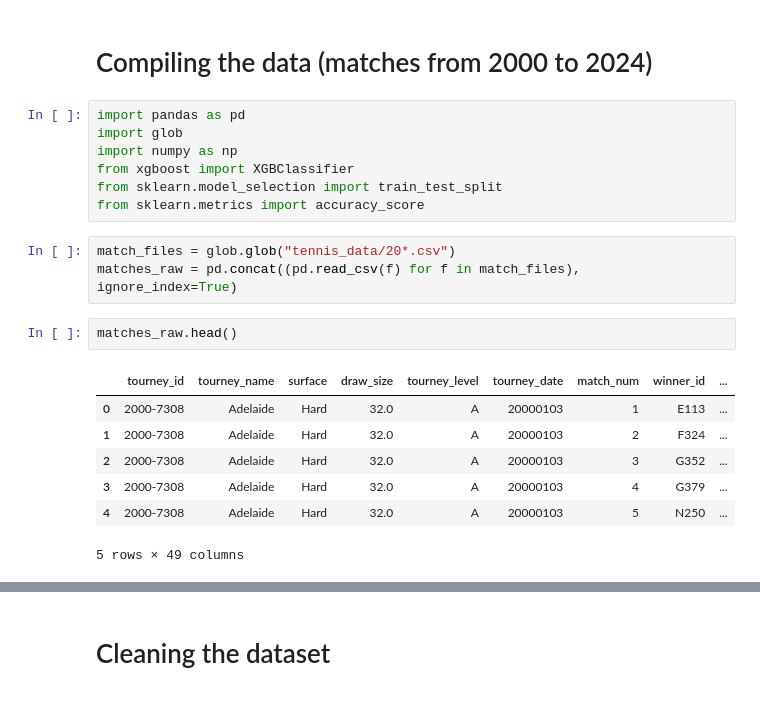
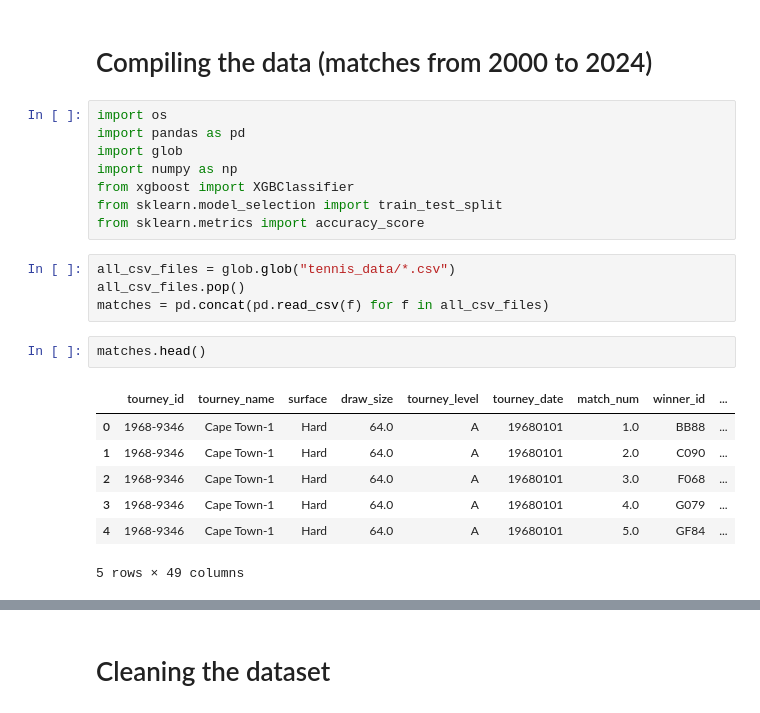
Before and after one commit to sendc0des/tennis-predictor, a Jupyter notebook: predictor.ipynb, the cells around one changed output, grey strips where cells are left out. Saved outputs shown, nothing was run; the diff lists cells and outputs as text.

```diff
--- a/predictor.ipynb
+++ b/predictor.ipynb
@@ -1,6 +1,7 @@
 # %% [markdown]
 # Compiling the data (matches from 2000 to 2024)
 # %%
+import os
 import pandas as pd
 import glob
 import numpy as np
@@ -8,15 +9,16 @@ from xgboost import XGBClassifier
 from sklearn.model_selection import train_test_split
 from sklearn.metrics import accuracy_score
 # %%
-match_files = glob.glob("tennis_data/20*.csv")
-matches_raw = pd.concat((pd.read_csv(f) for f in match_files), ignore_index=True)
+all_csv_files = glob.glob("tennis_data/*.csv")
+all_csv_files.pop()
+matches = pd.concat(pd.read_csv(f) for f in all_csv_files)
 # %%
-matches_raw.head()
+matches.head()
 # %% [output]
 |  | tourney_id | tourney_name | surface | draw_size | tourney_level | tourney_date | match_num | winner_id | ... |
-| 0 | 2000-7308 | Adelaide | Hard | 32.0 | A | 20000103 | 1 | E113 | ... |
-| 1 | 2000-7308 | Adelaide | Hard | 32.0 | A | 20000103 | 2 | F324 | ... |
-| 2 | 2000-7308 | Adelaide | Hard | 32.0 | A | 20000103 | 3 | G352 | ... |
-| 3 | 2000-7308 | Adelaide | Hard | 32.0 | A | 20000103 | 4 | G379 | ... |
-| 4 | 2000-7308 | Adelaide | Hard | 32.0 | A | 20000103 | 5 | N250 | ... |
+| 0 | 1968-9346 | Cape Town-1 | Hard | 64.0 | A | 19680101 | 1.0 | BB88 | ... |
+| 1 | 1968-9346 | Cape Town-1 | Hard | 64.0 | A | 19680101 | 2.0 | C090 | ... |
+| 2 | 1968-9346 | Cape Town-1 | Hard | 64.0 | A | 19680101 | 3.0 | F068 | ... |
+| 3 | 1968-9346 | Cape Town-1 | Hard | 64.0 | A | 19680101 | 4.0 | G079 | ... |
+| 4 | 1968-9346 | Cape Town-1 | Hard | 64.0 | A | 19680101 | 5.0 | GF84 | ... |
 5 rows × 49 columns
```
Also changed, not shown: parts of 21 cells of this notebook.
